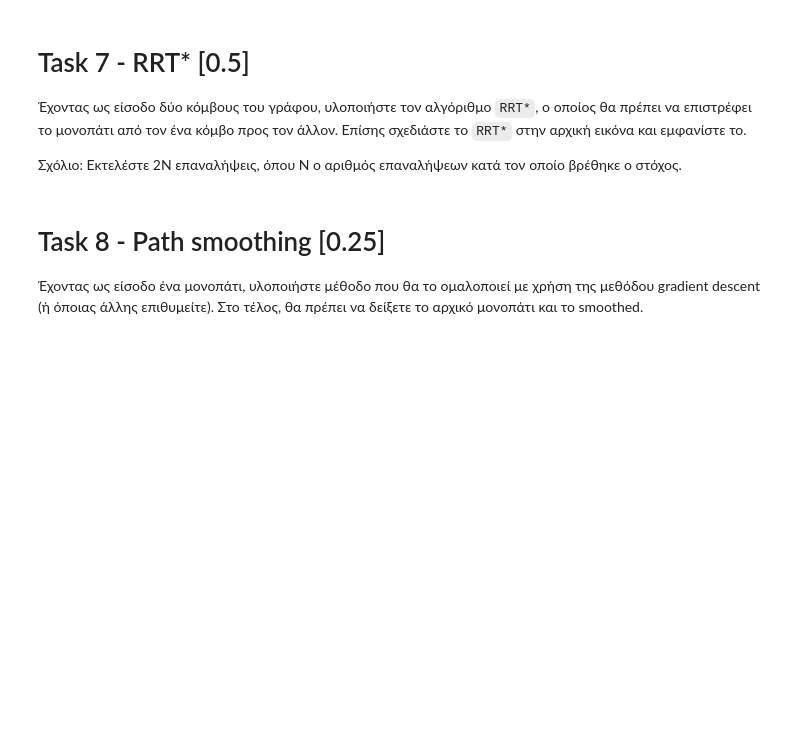
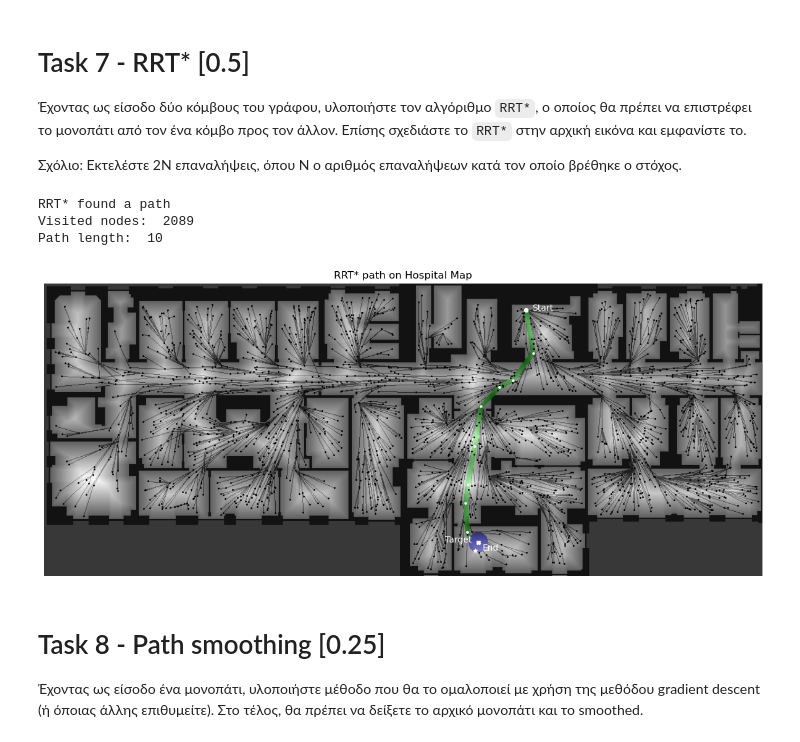
Before and after one commit to VasilisMpletsos/Autonomous_Systems_AUTH_2023, a Jupyter notebook: as2023.ipynb, the cells around one changed output. Saved outputs shown, nothing was run; the diff lists cells and outputs as text; code cells hidden in the pictures; blank space fills up the shorter version.

```diff
--- a/as2023.ipynb
+++ b/as2023.ipynb
@@ -667,6 +667,8 @@ def rrt(image, start_node, target_node, max_iterations, max_distance, goal_radiu
                     print('RRT found a path')
                     # Return the path
                     found_end_node = True
+            # Increment i
+            i += 1
         else:
             # Decrease i and reiterate
             i -= 1
@@ -686,7 +688,7 @@ def rrt(image, start_node, target_node, max_iterations, max_distance, goal_radiu
 
 
 
-    return None, graph
+    return None, graph, start_node, target_node
 # %%
 # Create a function to show the graph and the path that was detected
 def show_rrt_path(graph, path, start_node, end_node, target_node, image, brushfire_map, title, goal_radius):
@@ -760,3 +762,12 @@ Path length:  17
 Έχοντας ως είσοδο δύο κόμβους του γράφου, υλοποιήστε τον αλγόριθμο `RRT*`, ο οποίος θα πρέπει να επιστρέφει το μονοπάτι από τον ένα κόμβο προς τον άλλον. Επίσης σχεδιάστε το `RRT*` στην αρχική εικόνα και εμφανίστε το.
 
 Σχόλιο: Εκτελέστε 2N επαναλήψεις, όπου Ν ο αριθμός επαναλήψεων κατά τον οποίο βρέθηκε ο στόχος.
+# %%
+# Create a class of a node that contains it's id, x and y coordinates and a list of neighbors
+class Tree_Node_RRT_star:
+  def __init__(self, id, x, y):
+    self.id = id
+    self.x = x
+    self.y = y
+    self.parent = None
+    self.cost = np.inf
@@ -763,3 +878,25 @@ Path length:  17
+# %%
+# Get random nodes from the uniform probabilistic roadmap because there are already in the free space
+start_node, target_node = get_random_nodes(uniform_probalistic_roadmap)
+
+# Caclulate the RRT graph
+max_iterations = 5000
+max_distance = 70
+search_radius = 70
+goal_radius = 15
+threshold = 5
+rrt_star_path, rrt_star_graph, start_node, target_node_new = rrt_star(image_normal, start_node, target_node, max_iterations, max_distance, search_radius, goal_radius, threshold)
+if rrt_star_path != None:
+    print('Visited nodes: ', len(rrt_star_graph.nodes))
+    print('Path length: ', len(rrt_star_path))
+    show_rrt_path(rrt_star_graph, rrt_star_path, start_node, target_node_new, target_node, image, brushfire_map, title='RRT* path on Hospital Map', goal_radius=goal_radius)
+else:
+    print('RRT could not find a path')
+# %% [output]
+RRT* found a path
+Visited nodes:  2089
+Path length:  10
+[figure, added]
 # %% [markdown]
 # Task 8 - Path smoothing [0.25]
 
```
Also changed, not shown: parts of 2 cells of this notebook.
